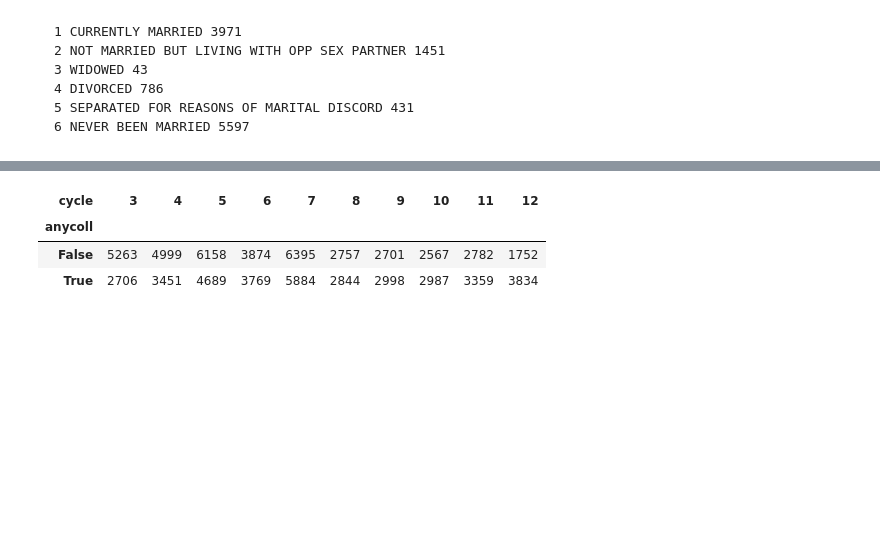
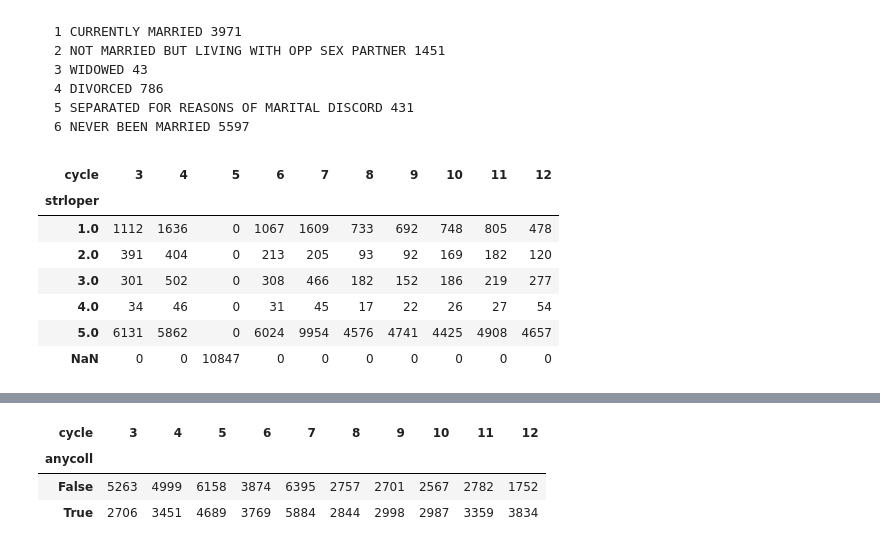
Before and after one commit to AllenDowney/MarriageNSFG, a Jupyter notebook: clean_nsfg.ipynb, the cells around one changed output, grey strips where cells are left out. Saved outputs shown, nothing was run; the diff lists cells and outputs as text; code cells hidden in the pictures; blank space fills up the shorter version.

````diff
--- a/clean_nsfg.ipynb
+++ b/clean_nsfg.ipynb
@@ -1723,3 +1733,14 @@ len(df)
 5 SEPARATED FOR REASONS OF MARITAL DISCORD 431
 6 NEVER BEEN MARRIED 5597
 ```
+# %%
+pd.crosstab(df["strloper"], df["cycle"], dropna=False)
+# %% [output]
+| cycle | 3 | 4 | 5 | 6 | 7 | 8 | 9 | 10 | 11 | 12 |
+| strloper |  |  |  |  |  |  |  |  |  |  |
+| 1.0 | 1112 | 1636 | 0 | 1067 | 1609 | 733 | 692 | 748 | 805 | 478 |
+| 2.0 | 391 | 404 | 0 | 213 | 205 | 93 | 92 | 169 | 182 | 120 |
+| 3.0 | 301 | 502 | 0 | 308 | 466 | 182 | 152 | 186 | 219 | 277 |
+| 4.0 | 34 | 46 | 0 | 31 | 45 | 17 | 22 | 26 | 27 | 54 |
+| 5.0 | 6131 | 5862 | 0 | 6024 | 9954 | 4576 | 4741 | 4425 | 4908 | 4657 |
+| NaN | 0 | 0 | 10847 | 0 | 0 | 0 | 0 | 0 | 0 | 0 |
````
Also changed, not shown: parts of 28 cells of this notebook, 1 other file.
